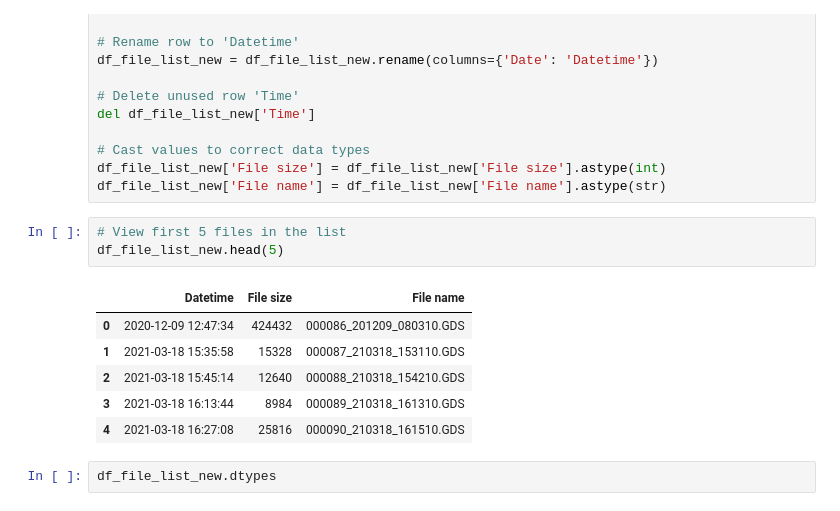
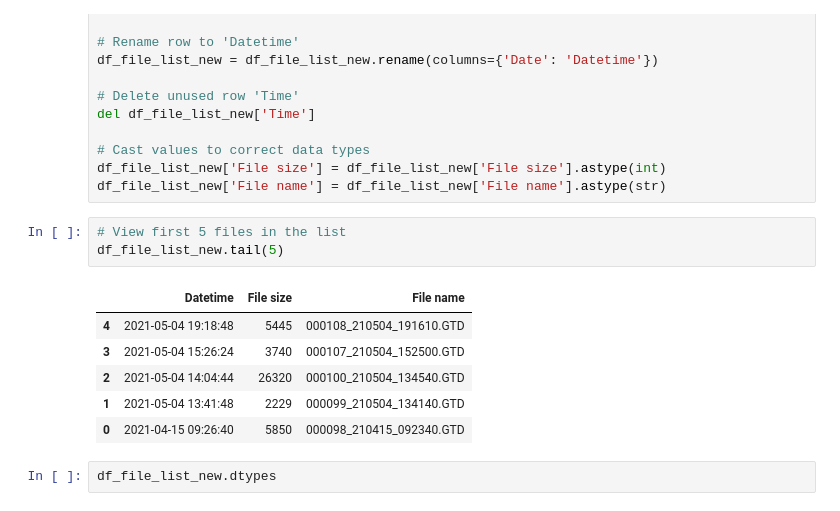
Before and after one commit to urmel79/Jupyter_PyVisa_Lab, a Jupyter notebook: Yokogawa_GP10_notebook.ipynb, the cells around one changed output. Cells and saved outputs as stored; diff of their text form.

```diff
--- a/Yokogawa_GP10_notebook.ipynb
+++ b/Yokogawa_GP10_notebook.ipynb
@@ -577,14 +579,14 @@ df_file_list_new['File size'] = df_file_list_new['File size'].astype(int)
 df_file_list_new['File name'] = df_file_list_new['File name'].astype(str)
 # %%
 # View first 5 files in the list
-df_file_list_new.head(5)
+df_file_list_new.tail(5)
 # %% [output]
 |  | Datetime | File size | File name |
-| 0 | 2020-12-09 12:47:34 | 424432 | 000086_201209_080310.GDS |
-| 1 | 2021-03-18 15:35:58 | 15328 | 000087_210318_153110.GDS |
-| 2 | 2021-03-18 15:45:14 | 12640 | 000088_210318_154210.GDS |
-| 3 | 2021-03-18 16:13:44 | 8984 | 000089_210318_161310.GDS |
-| 4 | 2021-03-18 16:27:08 | 25816 | 000090_210318_161510.GDS |
+| 4 | 2021-05-04 19:18:48 | 5445 | 000108_210504_191610.GTD |
+| 3 | 2021-05-04 15:26:24 | 3740 | 000107_210504_152500.GTD |
+| 2 | 2021-05-04 14:04:44 | 26320 | 000100_210504_134540.GTD |
+| 1 | 2021-05-04 13:41:48 | 2229 | 000099_210504_134140.GTD |
+| 0 | 2021-04-15 09:26:40 | 5850 | 000098_210415_092340.GTD |
 # %%
 df_file_list_new.dtypes
 # %% [output]
```
Also changed, not shown: parts of 19 cells of this notebook, 1 other file.
